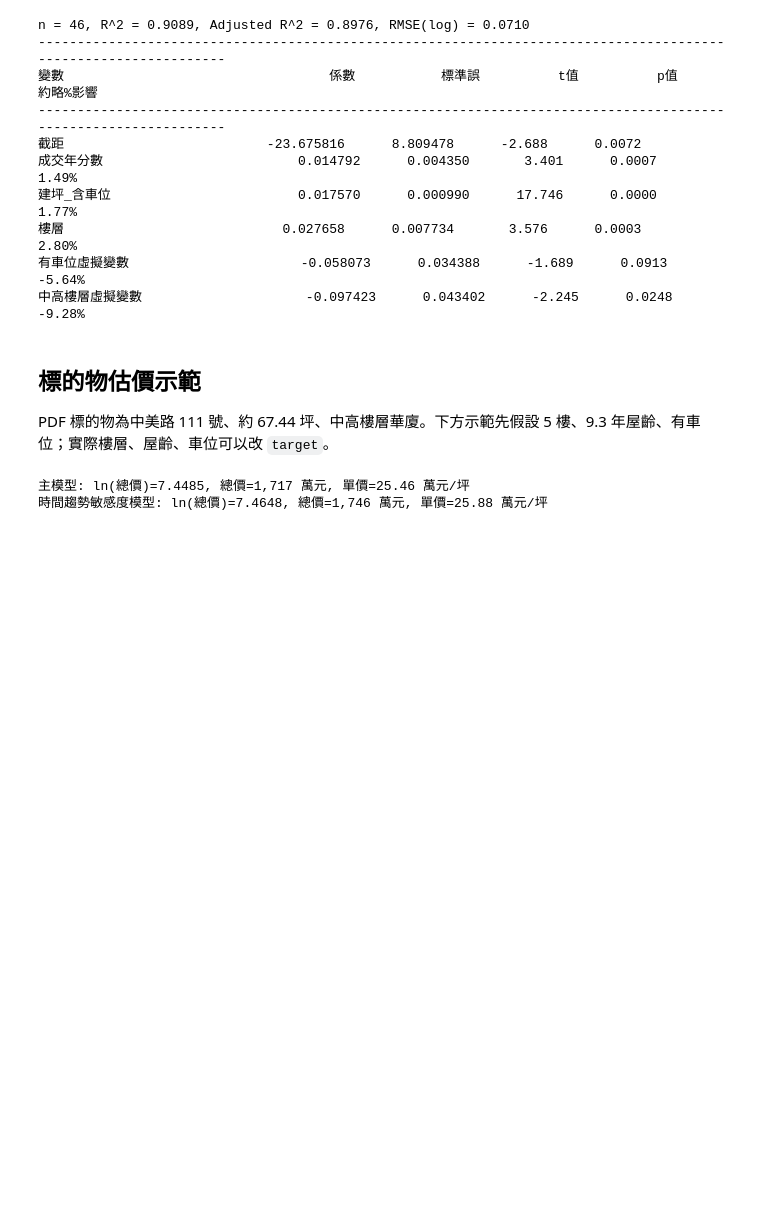
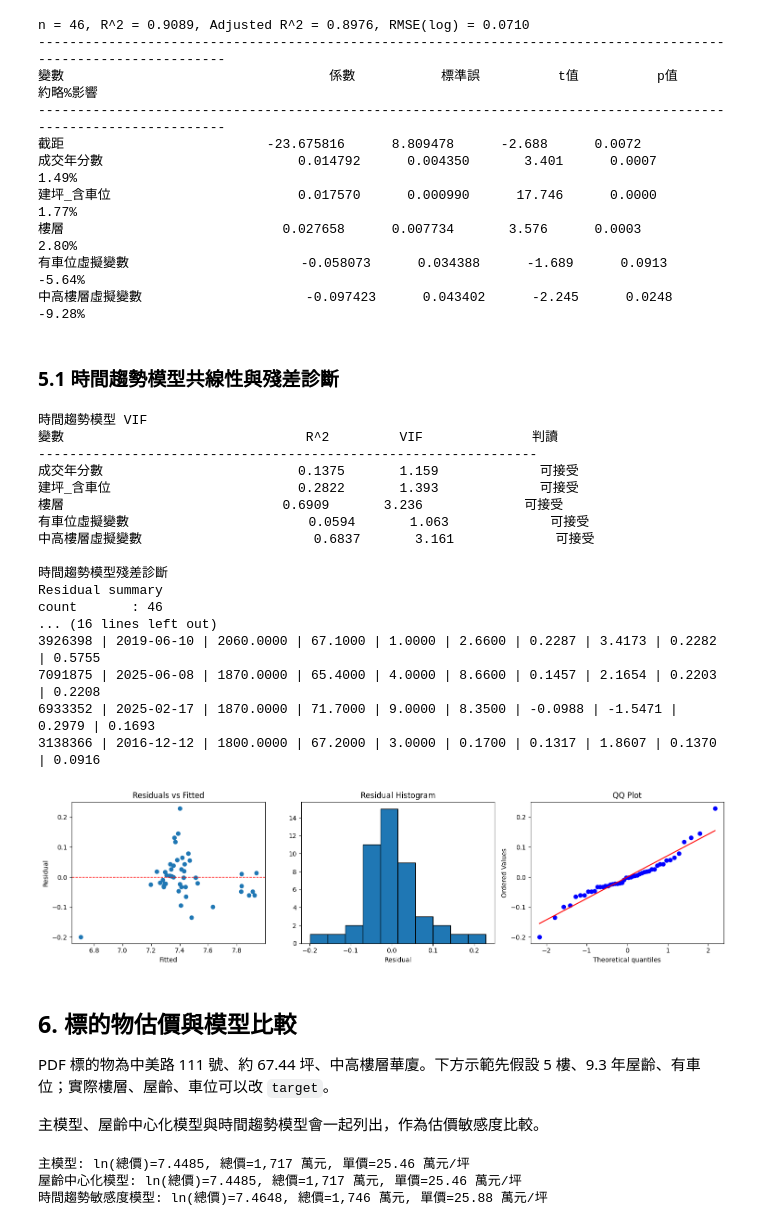
Before and after one commit to Xin95172/Personal-Project, a Jupyter notebook: ndhu/房地產/main.ipynb, the cells around one changed output. Cells and saved outputs as stored; diff of their text form; code cells hidden in the pictures; blank space fills up the shorter version.

```diff
--- a/ndhu/房地產/main.ipynb
+++ b/ndhu/房地產/main.ipynb
@@ -120,10 +222,46 @@ n = 46, R^2 = 0.9089, Adjusted R^2 = 0.8976, RMSE(log) = 0.0710
 樓層                            0.027658      0.007734       3.576      0.0003         2.80%
 有車位虛擬變數                      -0.058073      0.034388      -1.689      0.0913        -5.64%
 中高樓層虛擬變數                     -0.097423      0.043402      -2.245      0.0248        -9.28%
+# %% [markdown]
+### 5.1 時間趨勢模型共線性與殘差診斷
+# %%
+print("時間趨勢模型 VIF")
+print_vif_table(variance_inflation_factors(model_rows, time_features))
+
+print("\n時間趨勢模型殘差診斷")
+print_residual_diagnostics(
+    model_rows,
+    time_result,
+    time_features,
+    id_cols=["Case_ID", "成交日期", "成交總價_含車位_萬元", "建坪_含車位", "樓層", "屋齡"],
+)
+
+plot_residual_diagnostics(time_result);
+# %% [output]
+時間趨勢模型 VIF
+變數                               R^2         VIF              判讀
+----------------------------------------------------------------
+成交年分數                         0.1375       1.159             可接受
+建坪_含車位                        0.2822       1.393             可接受
+樓層                            0.6909       3.236             可接受
+有車位虛擬變數                       0.0594       1.063             可接受
+中高樓層虛擬變數                      0.6837       3.161             可接受
+
+時間趨勢模型殘差診斷
+Residual summary
+count       : 46
+... (16 lines left out)
+3926398 | 2019-06-10 | 2060.0000 | 67.1000 | 1.0000 | 2.6600 | 0.2287 | 3.4173 | 0.2282 | 0.5755
+7091875 | 2025-06-08 | 1870.0000 | 65.4000 | 4.0000 | 8.6600 | 0.1457 | 2.1654 | 0.2203 | 0.2208
+6933352 | 2025-02-17 | 1870.0000 | 71.7000 | 9.0000 | 8.3500 | -0.0988 | -1.5471 | 0.2979 | 0.1693
+3138366 | 2016-12-12 | 1800.0000 | 67.2000 | 3.0000 | 0.1700 | 0.1317 | 1.8607 | 0.1370 | 0.0916
+[figure, added]
 # %% [markdown]
-## 標的物估價示範
+## 6. 標的物估價與模型比較
 
 PDF 標的物為中美路 111 號、約 67.44 坪、中高樓層華廈。下方示範先假設 5 樓、9.3 年屋齡、有車位；實際樓層、屋齡、車位可以改 `target`。
+
+主模型、屋齡中心化模型與時間趨勢模型會一起列出，作為估價敏感度比較。
 # %%
 target = {
     "成交年分數": 2026 + (5 - 1) / 12,
@@ -134,14 +272,18 @@ target = {
     "有車位虛擬變數": 1,
     "中高樓層虛擬變數": 1,
 }
+target["屋齡_center"] = target["屋齡"] - age_mean
+target["屋齡_center平方"] = target["屋齡_center"] ** 2
 
 for label, result, features in [
     ("主模型", main_result, main_features),
+    ("屋齡中心化模型", centered_result, centered_features),
     ("時間趨勢敏感度模型", time_result, time_features),
 ]:
     ln_pred, price_pred = predict_price(result, features, target)
     print(f"{label}: ln(總價)={ln_pred:.4f}, 總價={price_pred:,.0f} 萬元, 單價={price_pred / target['建坪_含車位']:,.2f} 萬元/坪")
 # %% [output]
 主模型: ln(總價)=7.4485, 總價=1,717 萬元, 單價=25.46 萬元/坪
+屋齡中心化模型: ln(總價)=7.4485, 總價=1,717 萬元, 單價=25.46 萬元/坪
 時間趨勢敏感度模型: ln(總價)=7.4648, 總價=1,746 萬元, 單價=25.88 萬元/坪
 # %% [markdown]
```
Also changed, not shown: parts of 13 cells of this notebook, 12 other files.
